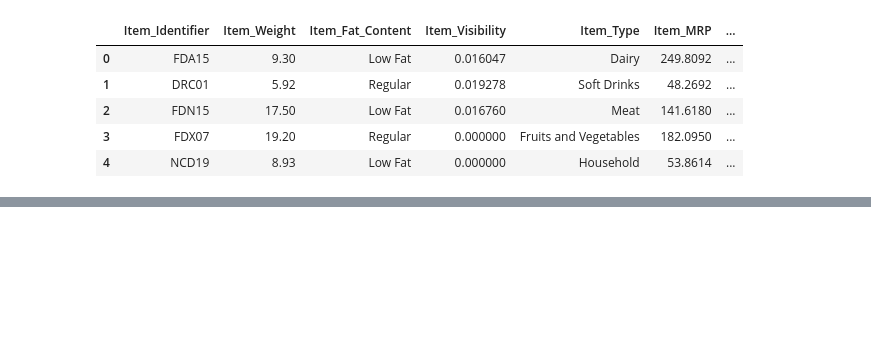
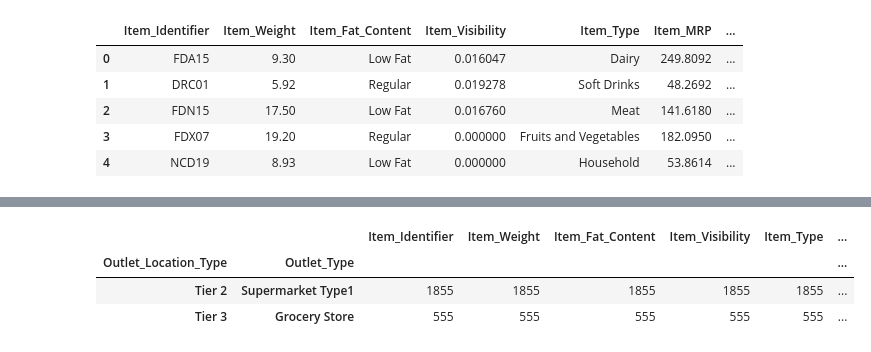
Before and after one commit to TristanConant/sales-predictions, a Jupyter notebook: food_sales_prediction.ipynb, the cells around one changed output, grey strips where cells are left out. Drawn from its saved outputs; the diff is of its cells as text; code cells hidden in the pictures; blank space fills up the shorter version.

```diff
--- a/food_sales_prediction.ipynb
+++ b/food_sales_prediction.ipynb
@@ -15,0 +87,9 @@ df.head()
+# %%
+# Now we can group all of the rows where Outlet_Size is missing a group them by the Outlet_Location_Type and Outlet_Type compare the info above.
+na_df = df[df['Outlet_Size'].isna()]
+na_df.groupby(['Outlet_Location_Type', 'Outlet_Type']).count()
+# %% [output]
+|  |  | Item_Identifier | Item_Weight | Item_Fat_Content | Item_Visibility | Item_Type | ... |
+| Outlet_Location_Type | Outlet_Type |  |  |  |  |  | ... |
+| Tier 2 | Supermarket Type1 | 1855 | 1855 | 1855 | 1855 | 1855 | ... |
+| Tier 3 | Grocery Store | 555 | 555 | 555 | 555 | 555 | ... |
```
Also changed, not shown: parts of 11 cells of this notebook.
